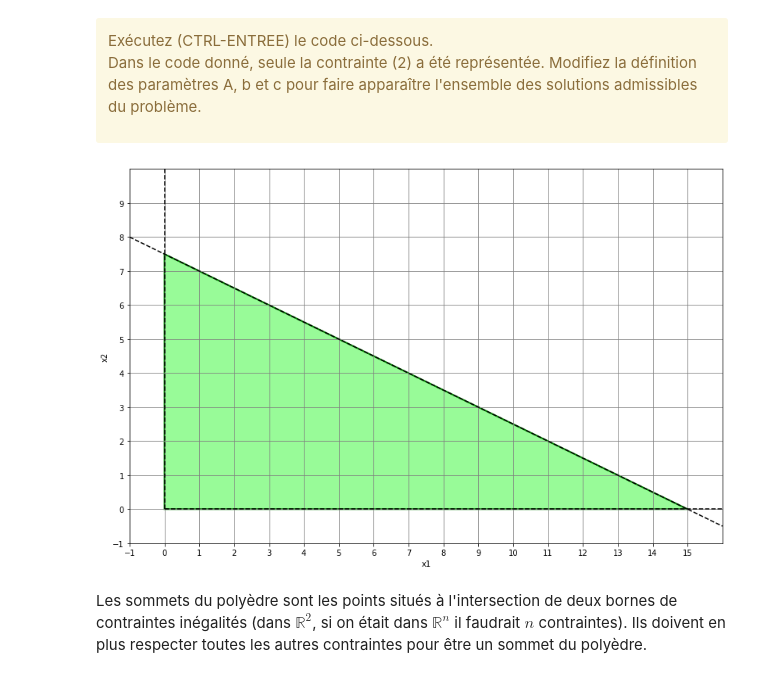
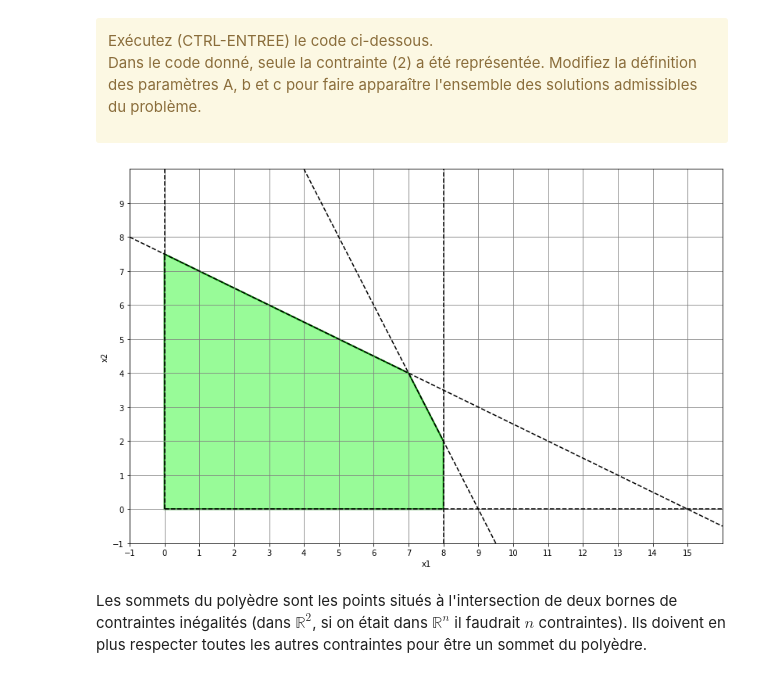
Before and after one commit to FloPi65/TPRO, a Jupyter notebook: TP1/BE2023.ipynb, the cells around one changed output. Cells and saved outputs as stored; diff of their text form; code cells hidden in the pictures.

```diff
--- a/TP1/BE2023.ipynb
+++ b/TP1/BE2023.ipynb
@@ -48,25 +48,25 @@ Dans le code donné, seule la contrainte (2) a été représentée. Modifiez la
 # %%
 %matplotlib inline
 from lp_visu import LPVisu
 
 # problem definition
-A = [[1.0, 2.0]]
-b = [15.0]
+A = [[1,0],[1.0, 2.0],[2,1]]
+b = [8,15.0,18]
 c = [4.0, 3.0]
 
 x1_bounds     = (0, None)
 x2_bounds     = (0, None)
 
 # GUI bounds
 x1_gui_bounds = (-1, 16)
 x2_gui_bounds = (-1, 10)
 
 visu = LPVisu(A, b, c,
               x1_bounds, x2_bounds,
               x1_gui_bounds, x2_gui_bounds,
               scale = 0.8)
 # %% [output]
-[figure, old version]
+[figure, new version]
 # %% [markdown]
 Les sommets du polyèdre sont les points situés à l'intersection de deux bornes de contraintes inégalités (dans $\mathbb{R}^2$, si on était dans $\mathbb{R}^n$ il faudrait $n$ contraintes). Ils doivent en plus respecter toutes les autres contraintes pour être un sommet du polyèdre.
 # %% [markdown]
```
Also changed, not shown: parts of 18 cells of this notebook, 1 other file.
